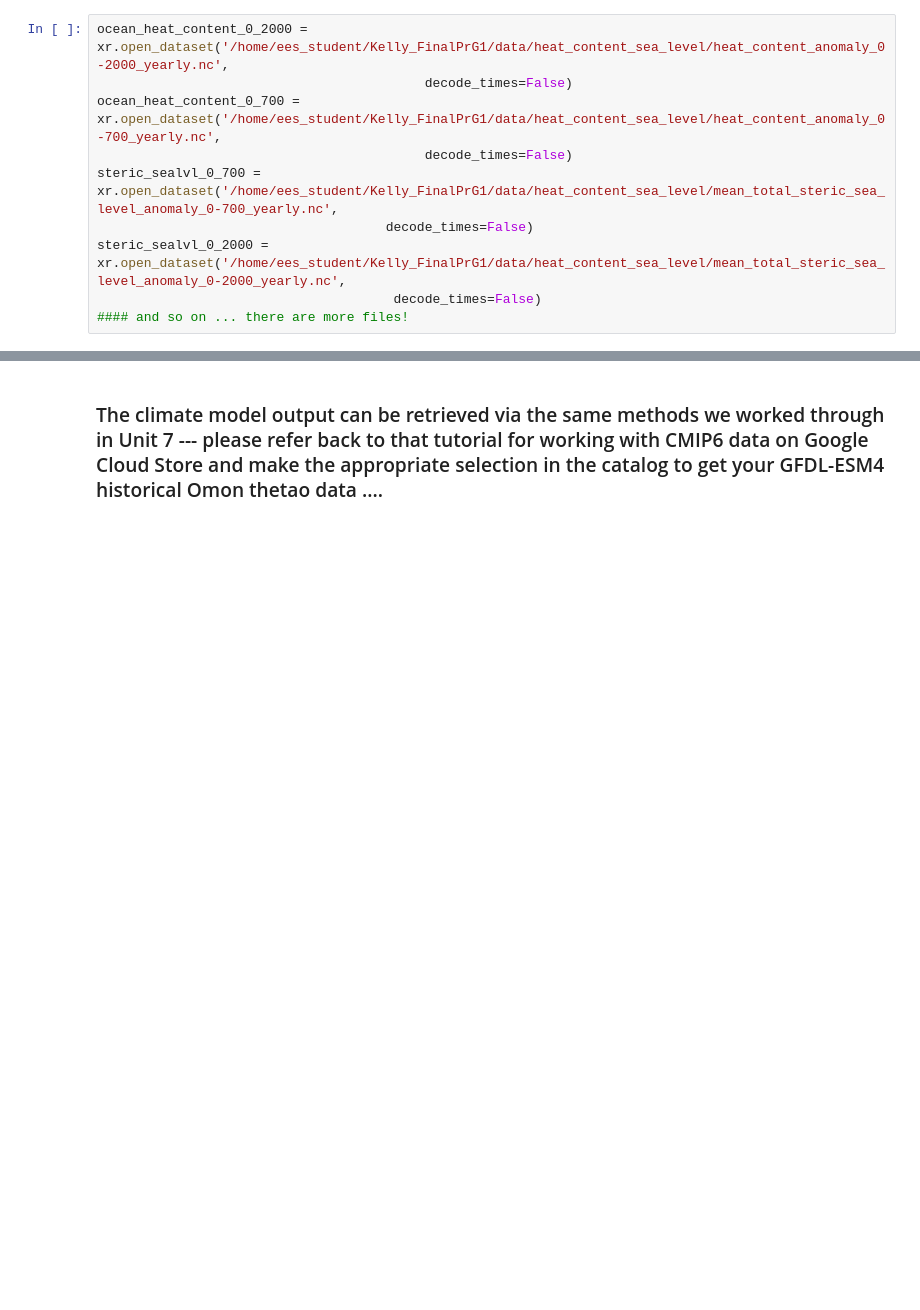
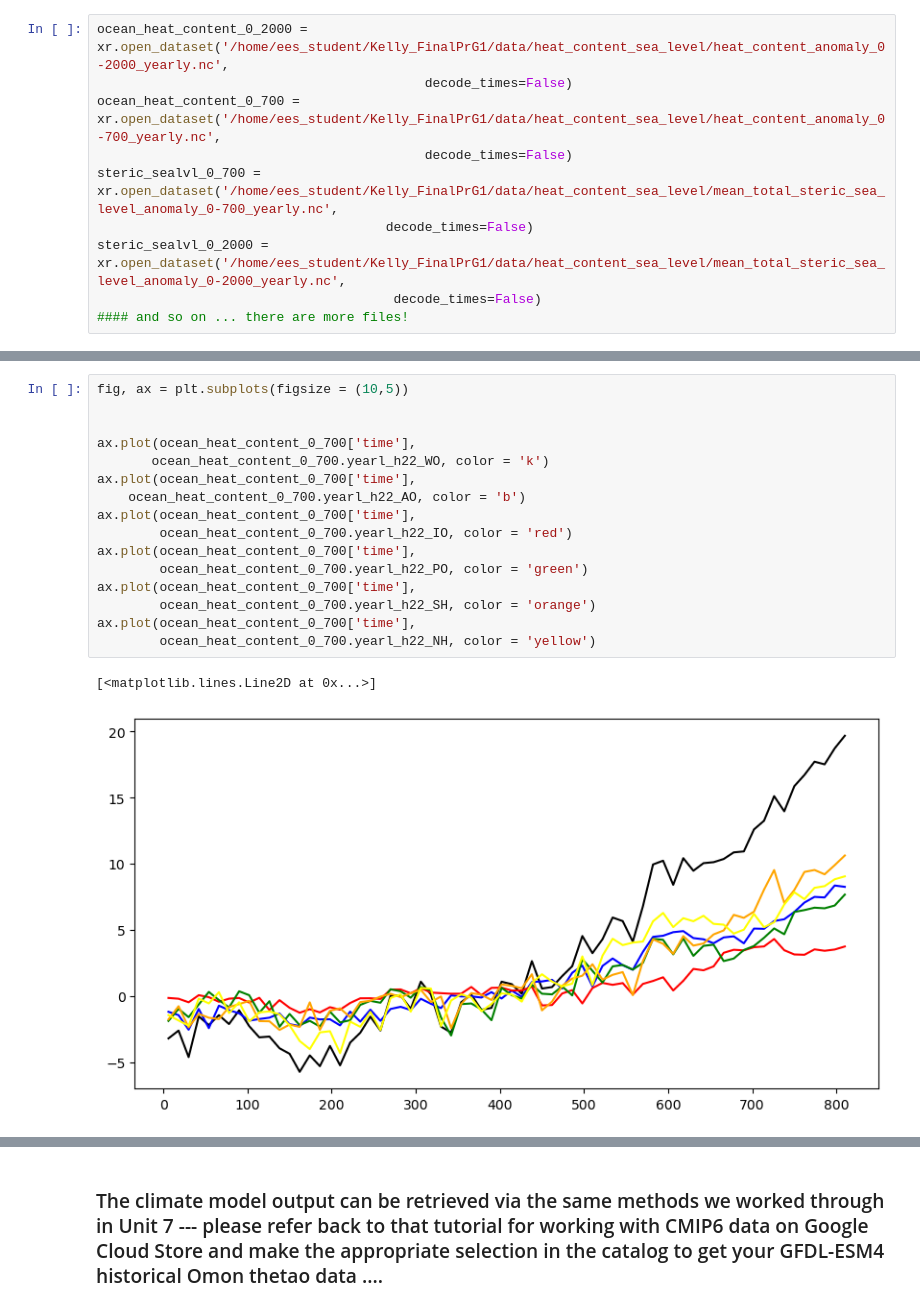
Before and after one commit to EES-3506-5506/Kelly_FinalPrG1, a Jupyter notebook: notebooks/Getting_Started.ipynb, the cells around one changed output, grey strips where cells are left out. Saved outputs shown, nothing was run; the diff lists cells and outputs as text; blank space fills up the shorter version.

```diff
--- a/notebooks/Getting_Started.ipynb
+++ b/notebooks/Getting_Started.ipynb
@@ -376,0 +402,19 @@ steric_sealvl_0_2000 = xr.open_dataset('/home/ees_student/Kelly_FinalPrG1/data/h
+# %%
+fig, ax = plt.subplots(figsize = (10,5))
+
+
+ax.plot(ocean_heat_content_0_700['time'],
+       ocean_heat_content_0_700.yearl_h22_WO, color = 'k')
+ax.plot(ocean_heat_content_0_700['time'],
+    ocean_heat_content_0_700.yearl_h22_AO, color = 'b')
+ax.plot(ocean_heat_content_0_700['time'],
+        ocean_heat_content_0_700.yearl_h22_IO, color = 'red')
+ax.plot(ocean_heat_content_0_700['time'],
+        ocean_heat_content_0_700.yearl_h22_PO, color = 'green')
+ax.plot(ocean_heat_content_0_700['time'],
+        ocean_heat_content_0_700.yearl_h22_SH, color = 'orange')
+ax.plot(ocean_heat_content_0_700['time'],
+        ocean_heat_content_0_700.yearl_h22_NH, color = 'yellow')
+# %% [output]
+[<matplotlib.lines.Line2D at 0x...>]
+[figure, added]
```
Also changed, not shown: parts of 10 cells of this notebook.
